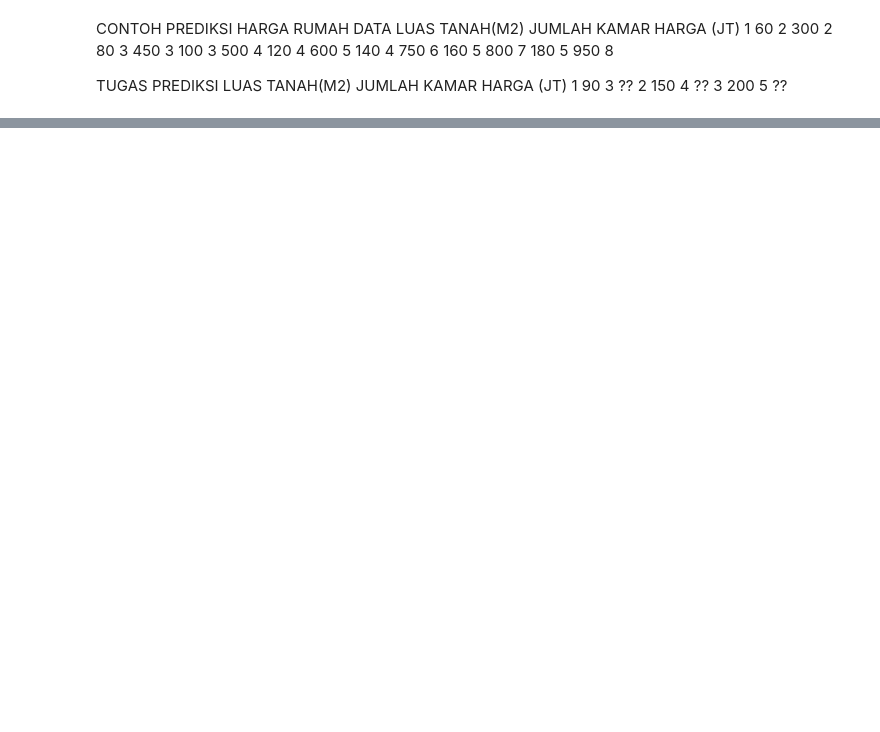
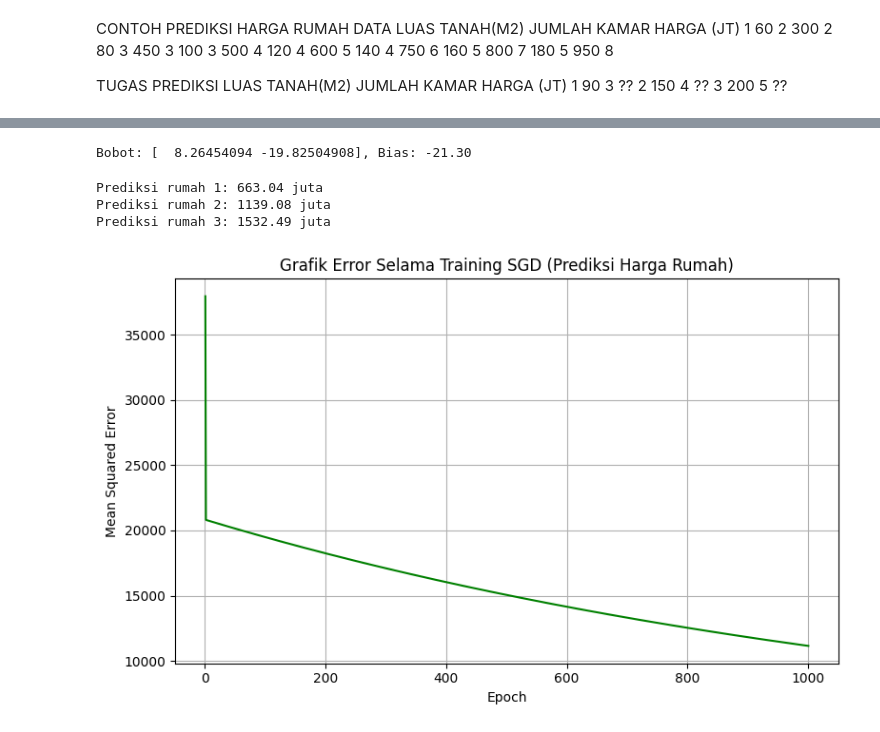
Before and after one commit to edycoleee/ml2025, a Jupyter notebook: 08gd.ipynb, the cells around one changed output, grey strips where cells are left out. Cells and saved outputs as stored; diff of their text form; code cells hidden in the pictures; blank space fills up the shorter version.

```diff
--- a/08gd.ipynb
+++ b/08gd.ipynb
@@ -99,0 +286,33 @@ TUGAS PREDIKSI
+# %%
+import numpy as np
+
+# Untuk menyimpan error per epoch
+loss_history = []
+
+def train_sgd(X, y, learning_rate=0.0001, epochs=1000):
+    n_samples, n_features = X.shape
+    w = np.zeros(n_features)
+    b = 0.0
+
+    for epoch in range(epochs):
+        total_loss = 0  # Reset setiap epoch
+        for i in range(n_samples):
+            # Prediksi
+            prediction = np.dot(X[i], w) + b
+            # Error
+            error = prediction - y[i]
+            # Gradien
+            grad_w = error * X[i]
+            grad_b = error
+            # Update parameter
+            w -= learning_rate * grad_w
+            b -= learning_rate * grad_b
+            # Akumulasi squared error
+            total_loss += error**2
+        # Rata-rata error per epoch
+        mse = total_loss / len(X)
+        loss_history.append(mse)
+    return w, b
+
+def predict(X, w, b):
+    return np.dot(X, w) + b
@@ -99,0 +330,31 @@ TUGAS PREDIKSI
+# %%
+w, b = train_sgd(X_train, y_train, learning_rate=0.0001, epochs=1000)
+print(f"Bobot: {w}, Bias: {b:.2f}")
+# %% [output]
+Bobot: [  8.26454094 -19.82504908], Bias: -21.30
+# %%
+X_test = np.array([
+    [90, 3],
+    [150, 4],
+    [200, 5]
+])
+y_pred = predict(X_test, w, b)
+
+for i, harga in enumerate(y_pred):
+    print(f"Prediksi rumah {i+1}: {harga:.2f} juta")
+# %% [output]
+Prediksi rumah 1: 663.04 juta
+Prediksi rumah 2: 1139.08 juta
+Prediksi rumah 3: 1532.49 juta
+# %%
+# Plot grafik error
+plt.figure(figsize=(8, 5))
+plt.plot(range(1, len(loss_history)+1), loss_history, color='green')
+plt.xlabel('Epoch')
+plt.ylabel('Mean Squared Error')
+plt.title('Grafik Error Selama Training SGD (Prediksi Harga Rumah)')
+plt.grid(True)
+plt.tight_layout()
+plt.show()
+# %% [output]
+[figure, added]
```
Also changed, not shown: parts of 16 cells of this notebook.
